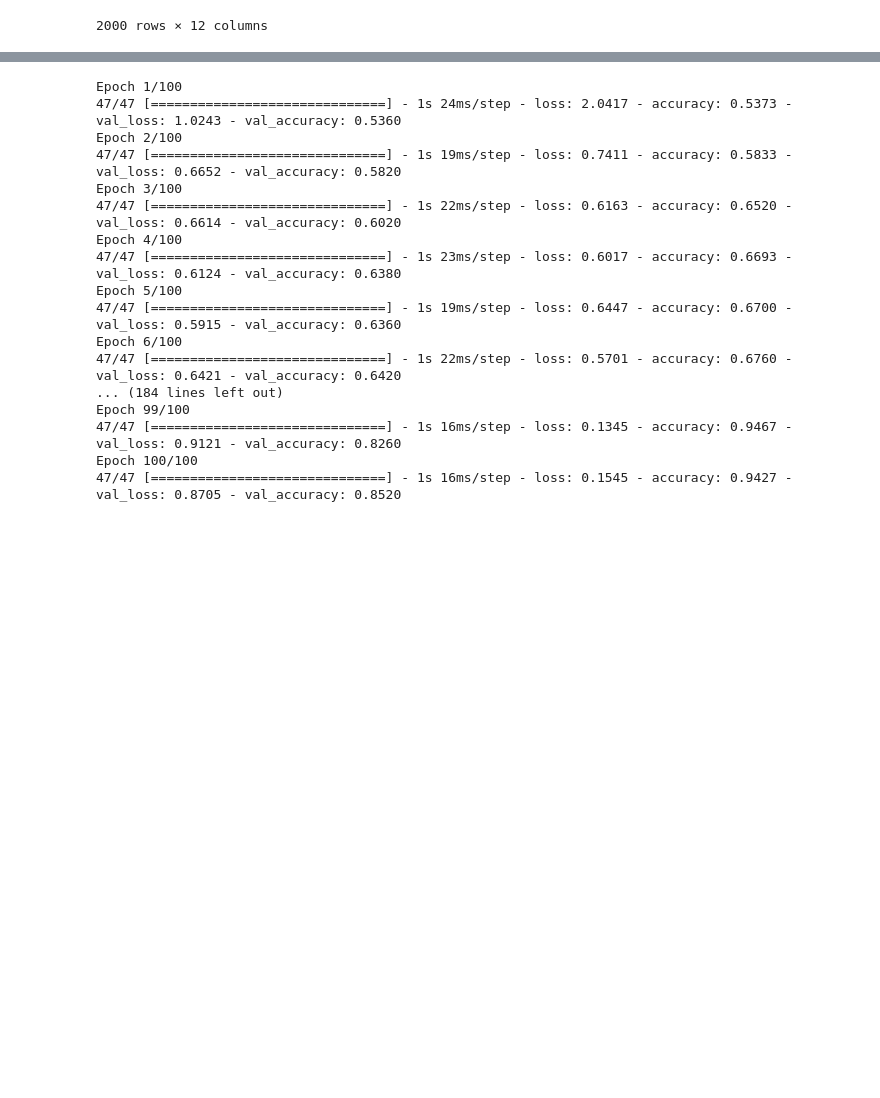
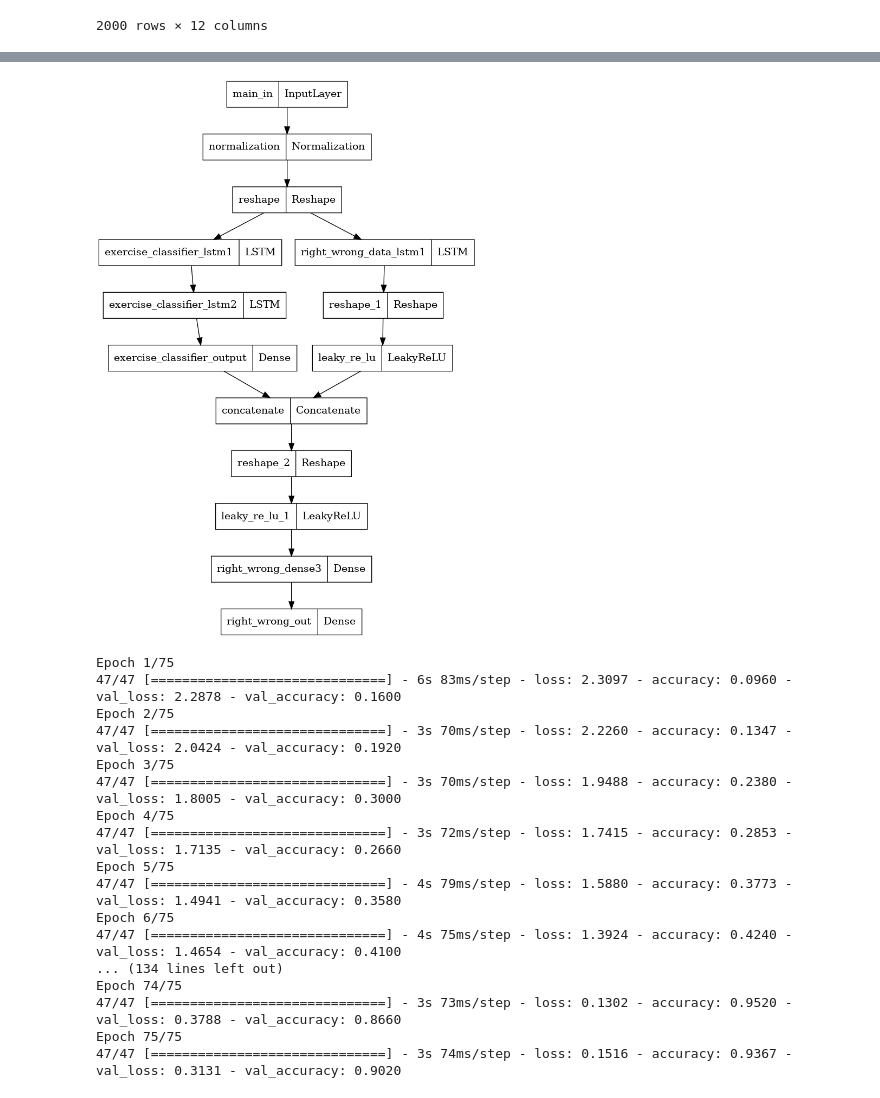
Before and after one commit to Duke02/Creating-AI-Enabled-Systems, a Jupyter notebook: Semester-Project/right_wrong_classifier.ipynb, the cells around one changed output, grey strips where cells are left out. Saved outputs shown, nothing was run; the diff lists cells and outputs as text; code cells hidden in the pictures; blank space fills up the shorter version.

```diff
--- a/Semester-Project/right_wrong_classifier.ipynb
+++ b/Semester-Project/right_wrong_classifier.ipynb
@@ -113,29 +168,34 @@ _________________________________________________________________
+# %%
+tf.keras.utils.plot_model(full_model)
+# %% [output]
+[figure, added]
 # %%
-n_epochs: int = 100
+n_epochs: int = 75
 
-best_model_checkpoint_path: str = os.path.join('..', 'models', 'pt-exercise_right-wrong_best.mdl')
+exercise_model_save_path: str = os.path.join('..', 'models', 'pt-exercise-classifier', 'pt-exercise-classifier-best.mdl')
 
-checkpoint_callback = tf.keras.callbacks.ModelCheckpoint(filepath=best_model_checkpoint_path, save_best_only=True, save_weights_only=True, initial_value_threshold=.6, verbose=0, monitor='val_accuracy')
+checkpoint_callback = tf.keras.callbacks.ModelCheckpoint(filepath=exercise_model_save_path, save_best_only=True, save_weights_only=True, initial_value_threshold=.85, verbose=0, monitor='val_accuracy')
 
-loss = tf.keras.losses.SparseCategoricalCrossentropy(from_logits=False) # 'binary_crossentropy'
+loss = tf.keras.losses.SparseCategoricalCrossentropy(from_logits=False)
 
-model.compile(optimizer='adam', loss=loss, metrics=['accuracy'])
-history = model.fit(X_train, y_train, epochs=n_epochs, validation_data=(X_test, y_test), callbacks=[checkpoint_callback])
+exercise_classifier_model.compile(optimizer='adam', loss=loss, metrics=['accuracy'])
+
+exercise_history = exercise_classifier_model.fit(X_train, y_ex_train, epochs=n_epochs, validation_data=(X_test, y_ex_test), callbacks=[checkpoint_callback])
 # %% [output]
-Epoch 1/100
-47/47 [==============================] - 1s 24ms/step - loss: 2.0417 - accuracy: 0.5373 - val_loss: 1.0243 - val_accuracy: 0.5360
-Epoch 2/100
-47/47 [==============================] - 1s 19ms/step - loss: 0.7411 - accuracy: 0.5833 - val_loss: 0.6652 - val_accuracy: 0.5820
-Epoch 3/100
-47/47 [==============================] - 1s 22ms/step - loss: 0.6163 - accuracy: 0.6520 - val_loss: 0.6614 - val_accuracy: 0.6020
-Epoch 4/100
-47/47 [==============================] - 1s 23ms/step - loss: 0.6017 - accuracy: 0.6693 - val_loss: 0.6124 - val_accuracy: 0.6380
-Epoch 5/100
-47/47 [==============================] - 1s 19ms/step - loss: 0.6447 - accuracy: 0.6700 - val_loss: 0.5915 - val_accuracy: 0.6360
-Epoch 6/100
-47/47 [==============================] - 1s 22ms/step - loss: 0.5701 - accuracy: 0.6760 - val_loss: 0.6421 - val_accuracy: 0.6420
-... (184 lines left out)
-Epoch 99/100
-47/47 [==============================] - 1s 16ms/step - loss: 0.1345 - accuracy: 0.9467 - val_loss: 0.9121 - val_accuracy: 0.8260
-Epoch 100/100
-47/47 [==============================] - 1s 16ms/step - loss: 0.1545 - accuracy: 0.9427 - val_loss: 0.8705 - val_accuracy: 0.8520
+Epoch 1/75
+47/47 [==============================] - 6s 83ms/step - loss: 2.3097 - accuracy: 0.0960 - val_loss: 2.2878 - val_accuracy: 0.1600
+Epoch 2/75
+47/47 [==============================] - 3s 70ms/step - loss: 2.2260 - accuracy: 0.1347 - val_loss: 2.0424 - val_accuracy: 0.1920
+Epoch 3/75
+47/47 [==============================] - 3s 70ms/step - loss: 1.9488 - accuracy: 0.2380 - val_loss: 1.8005 - val_accuracy: 0.3000
+Epoch 4/75
+47/47 [==============================] - 3s 72ms/step - loss: 1.7415 - accuracy: 0.2853 - val_loss: 1.7135 - val_accuracy: 0.2660
+Epoch 5/75
+47/47 [==============================] - 4s 79ms/step - loss: 1.5880 - accuracy: 0.3773 - val_loss: 1.4941 - val_accuracy: 0.3580
+Epoch 6/75
+47/47 [==============================] - 4s 75ms/step - loss: 1.3924 - accuracy: 0.4240 - val_loss: 1.4654 - val_accuracy: 0.4100
+... (134 lines left out)
+Epoch 74/75
+47/47 [==============================] - 3s 73ms/step - loss: 0.1302 - accuracy: 0.9520 - val_loss: 0.3788 - val_accuracy: 0.8660
+Epoch 75/75
+47/47 [==============================] - 3s 74ms/step - loss: 0.1516 - accuracy: 0.9367 - val_loss: 0.3131 - val_accuracy: 0.9020
```
Also changed, not shown: parts of 18 cells of this notebook, 1 other file.
